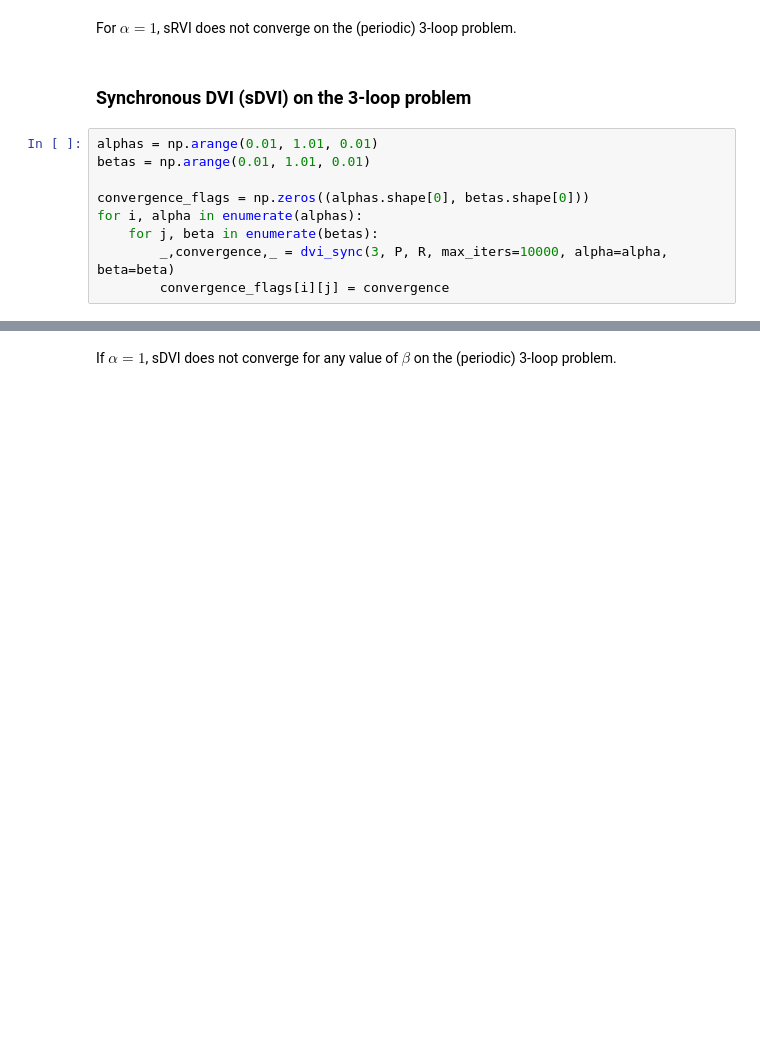
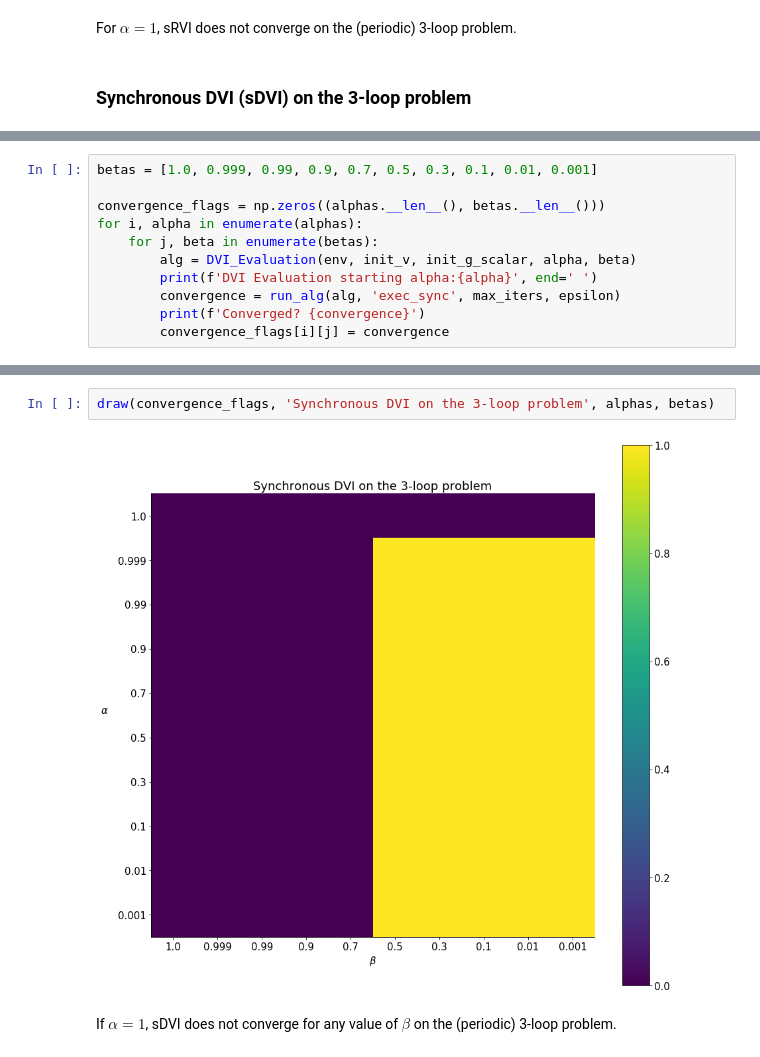
Before and after one commit to btanner/differential-value-iteration, a Jupyter notebook: experiments.ipynb, the cells around one changed output, grey strips where cells are left out. Drawn from its saved outputs; the diff is of its cells as text; blank space fills up the shorter version.

```diff
--- a/experiments.ipynb
+++ b/experiments.ipynb
@@ -39,12 +51,3 @@ Text(0.5, 1.0, 'Synchronous RVI on the 3-loop problem')
 For $\alpha=1$, sRVI does not converge on the (periodic) 3-loop problem.
 # %% [markdown]
 ### Synchronous DVI (sDVI) on the 3-loop problem
-# %%
-alphas = np.arange(0.01, 1.01, 0.01)
-betas = np.arange(0.01, 1.01, 0.01)
-
-convergence_flags = np.zeros((alphas.shape[0], betas.shape[0]))
-for i, alpha in enumerate(alphas):
-    for j, beta in enumerate(betas):
-        _,convergence,_ = dvi_sync(3, P, R, max_iters=10000, alpha=alpha, beta=beta)
-        convergence_flags[i][j] = convergence
@@ -63,0 +54,11 @@ Text(0.5, 1.0, 'Synchronous DVI on the 3-loop problem')
+# %%
+betas = [1.0, 0.999, 0.99, 0.9, 0.7, 0.5, 0.3, 0.1, 0.01, 0.001]
+
+convergence_flags = np.zeros((alphas.__len__(), betas.__len__()))
+for i, alpha in enumerate(alphas):
+    for j, beta in enumerate(betas):
+        alg = DVI_Evaluation(env, init_v, init_g_scalar, alpha, beta)
+        print(f'DVI Evaluation starting alpha:{alpha}', end=' ')
+        convergence = run_alg(alg, 'exec_sync', max_iters, epsilon)
+        print(f'Converged? {convergence}')
+        convergence_flags[i][j] = convergence
@@ -64,2 +84,6 @@ Text(0.5, 1.0, 'Synchronous DVI on the 3-loop problem')
+# %%
+draw(convergence_flags, 'Synchronous DVI on the 3-loop problem', alphas, betas)
+# %% [output]
+[figure, added]
 # %% [markdown]
 If $\alpha=1$, sDVI does not converge for any value of $\beta$ on the (periodic) 3-loop problem.
```
Also changed, not shown: parts of 7 cells of this notebook, 18 other files.
